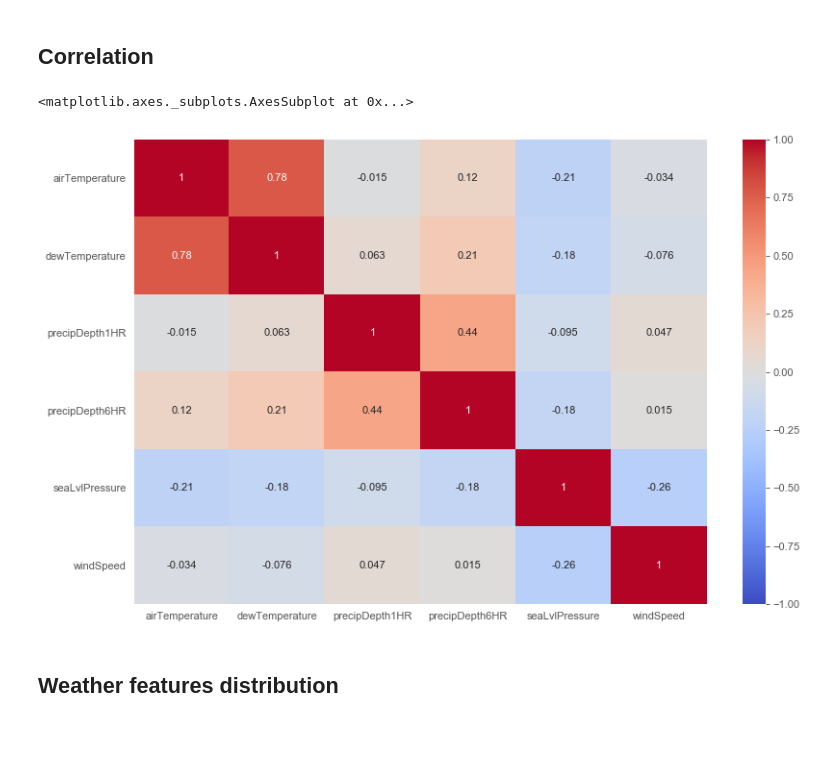
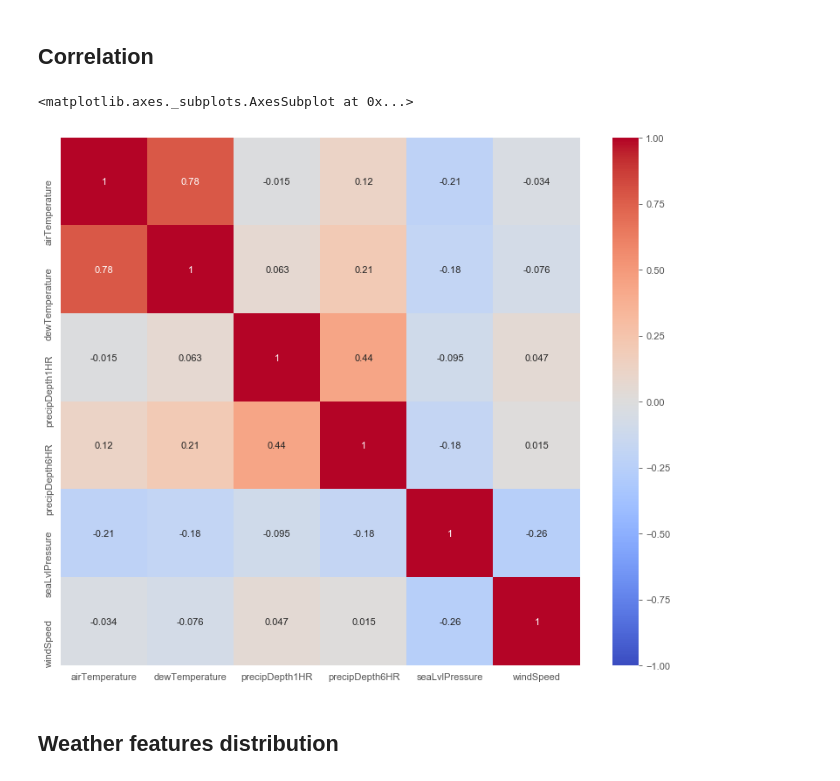
Before and after one commit to buds-lab/building-data-genome-project-2, a Jupyter notebook: notebooks/02_EDA-weather.ipynb, the cells around one changed output. Cells and saved outputs as stored; diff of their text form; code cells hidden in the pictures; blank space fills up the shorter version.

Commit message:
Update notebooks and figures

```diff
--- a/notebooks/02_EDA-weather.ipynb
+++ b/notebooks/02_EDA-weather.ipynb
@@ -86,7 +86,8 @@ dtype: float64
 weather1 = weather.drop(["timestamp","site_id","cloudCoverage","windDirection"], axis=1)
 # %%
 # Plot heatmap
+f = plt.figure(1, figsize=(12,10))
 sns.heatmap(weather1.corr(), cmap="coolwarm", vmin=-1, vmax=1, annot=True)
 # %% [output]
 <matplotlib.axes._subplots.AxesSubplot at 0x...>
-[figure, old version]
+[figure, new version]
```
Also changed, not shown: parts of 1 cell of this notebook, 6 other files.
